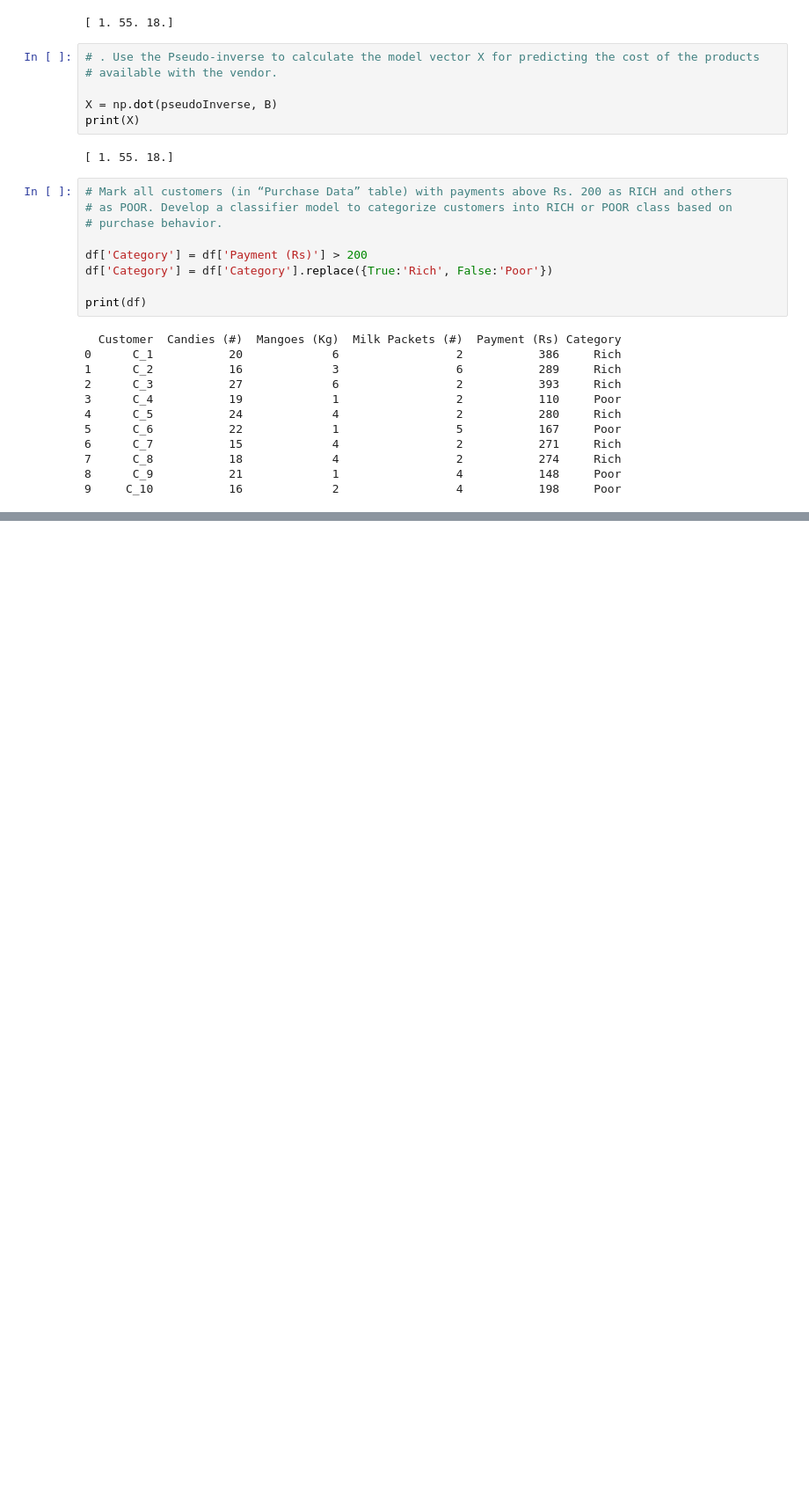
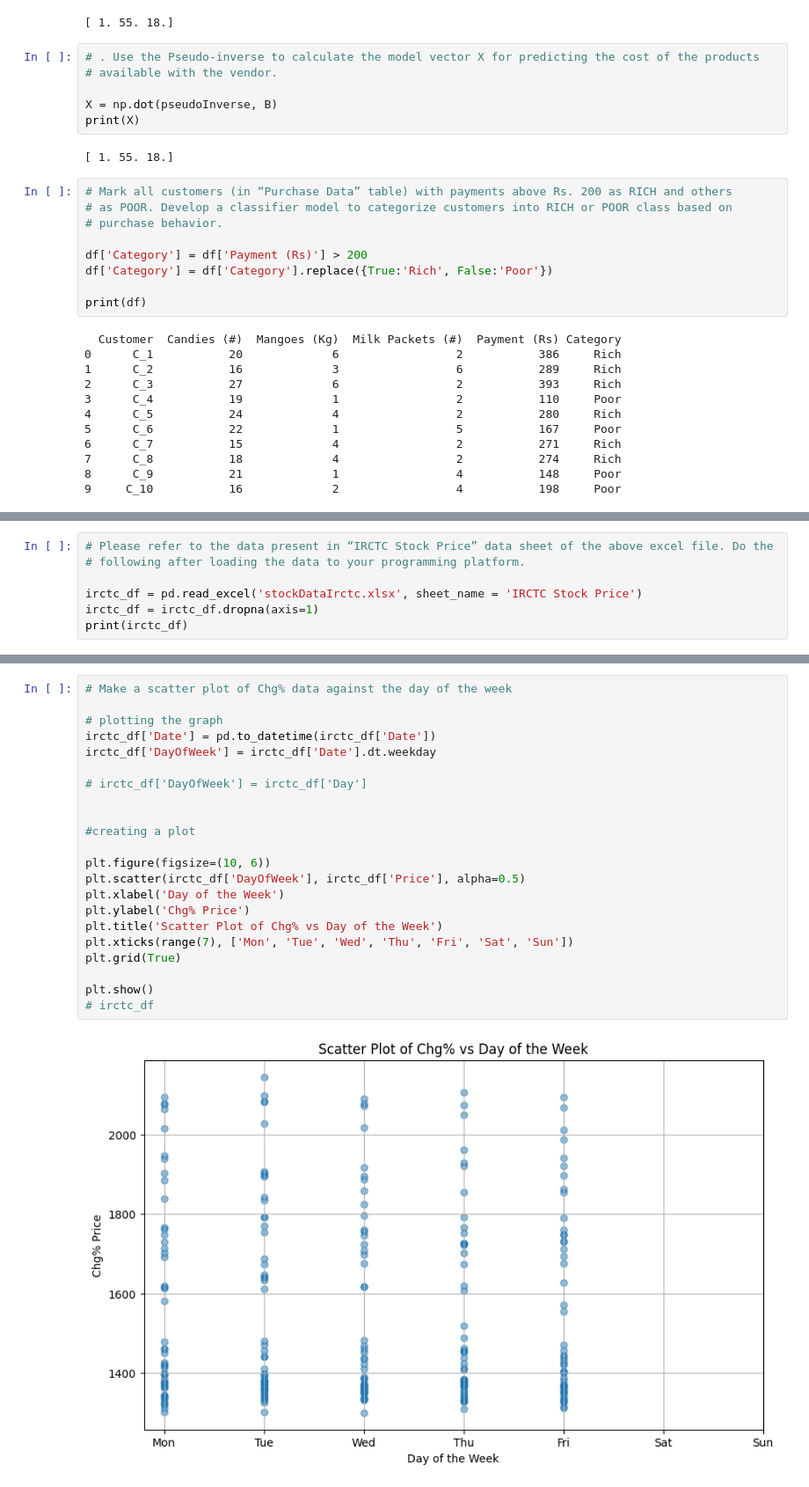
Before and after one commit to Arjun650/MachineLearning, a Jupyter notebook: Lab_02.ipynb, the cells around one changed output, grey strips where cells are left out. Shown at 88% size. Saved outputs shown, nothing was run; the diff lists cells and outputs as text; blank space fills up the shorter version.

```diff
--- a/Lab_02.ipynb
+++ b/Lab_02.ipynb
@@ -107,0 +117,7 @@ print(df)
+# %%
+# Please refer to the data present in “IRCTC Stock Price” data sheet of the above excel file. Do the
+# following after loading the data to your programming platform.
+
+irctc_df = pd.read_excel('stockDataIrctc.xlsx', sheet_name = 'IRCTC Stock Price')
+irctc_df = irctc_df.dropna(axis=1)
+print(irctc_df)
@@ -107,0 +207,24 @@ print(df)
+# %%
+# Make a scatter plot of Chg% data against the day of the week
+
+# plotting the graph
+irctc_df['Date'] = pd.to_datetime(irctc_df['Date'])
+irctc_df['DayOfWeek'] = irctc_df['Date'].dt.weekday
+
+# irctc_df['DayOfWeek'] = irctc_df['Day']
+
+
+#creating a plot
+
+plt.figure(figsize=(10, 6))
+plt.scatter(irctc_df['DayOfWeek'], irctc_df['Price'], alpha=0.5)
+plt.xlabel('Day of the Week')
+plt.ylabel('Chg% Price')
+plt.title('Scatter Plot of Chg% vs Day of the Week')
+plt.xticks(range(7), ['Mon', 'Tue', 'Wed', 'Thu', 'Fri', 'Sat', 'Sun'])
+plt.grid(True)
+
+plt.show()
+# irctc_df
+# %% [output]
+[figure, added]
```
Also changed, not shown: parts of 9 cells of this notebook.
